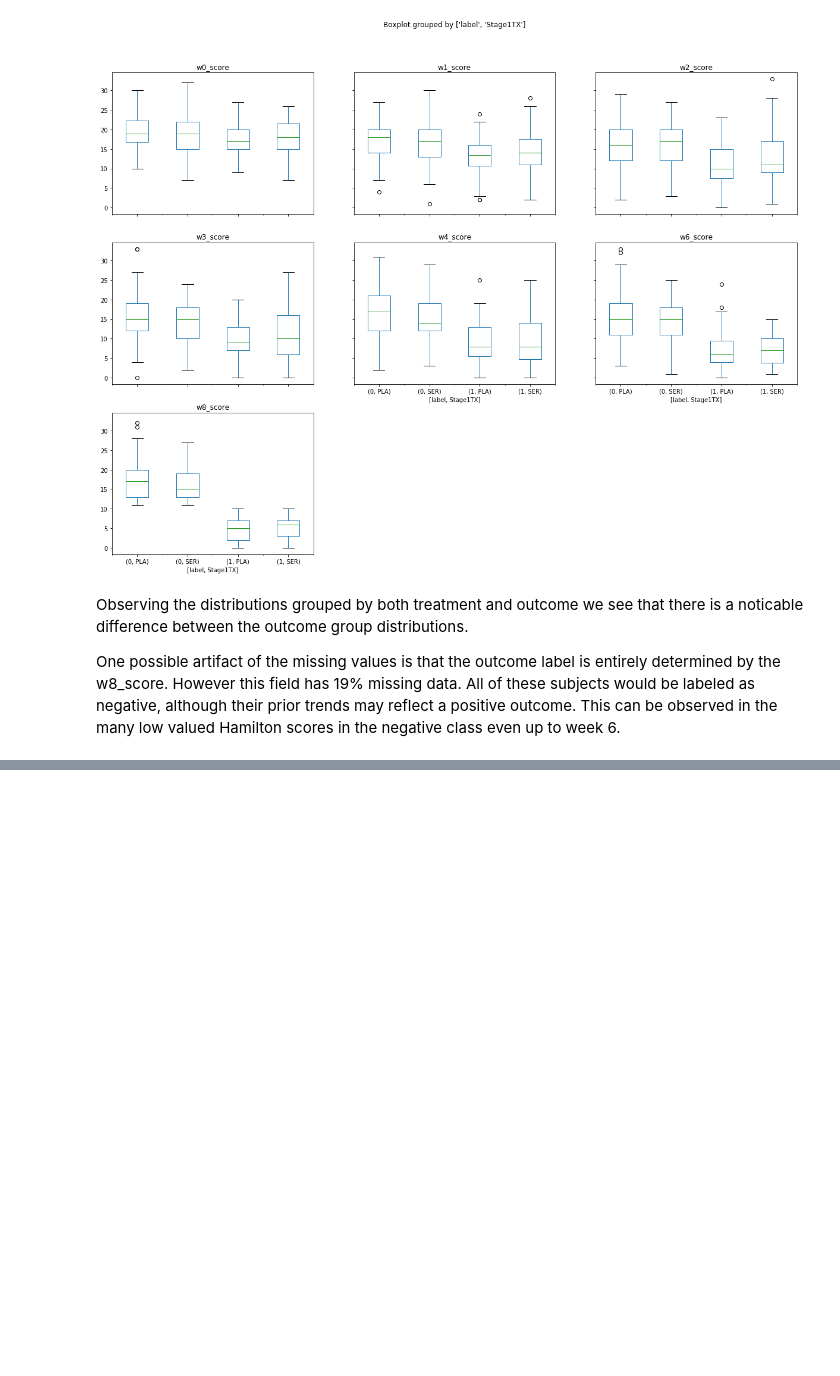
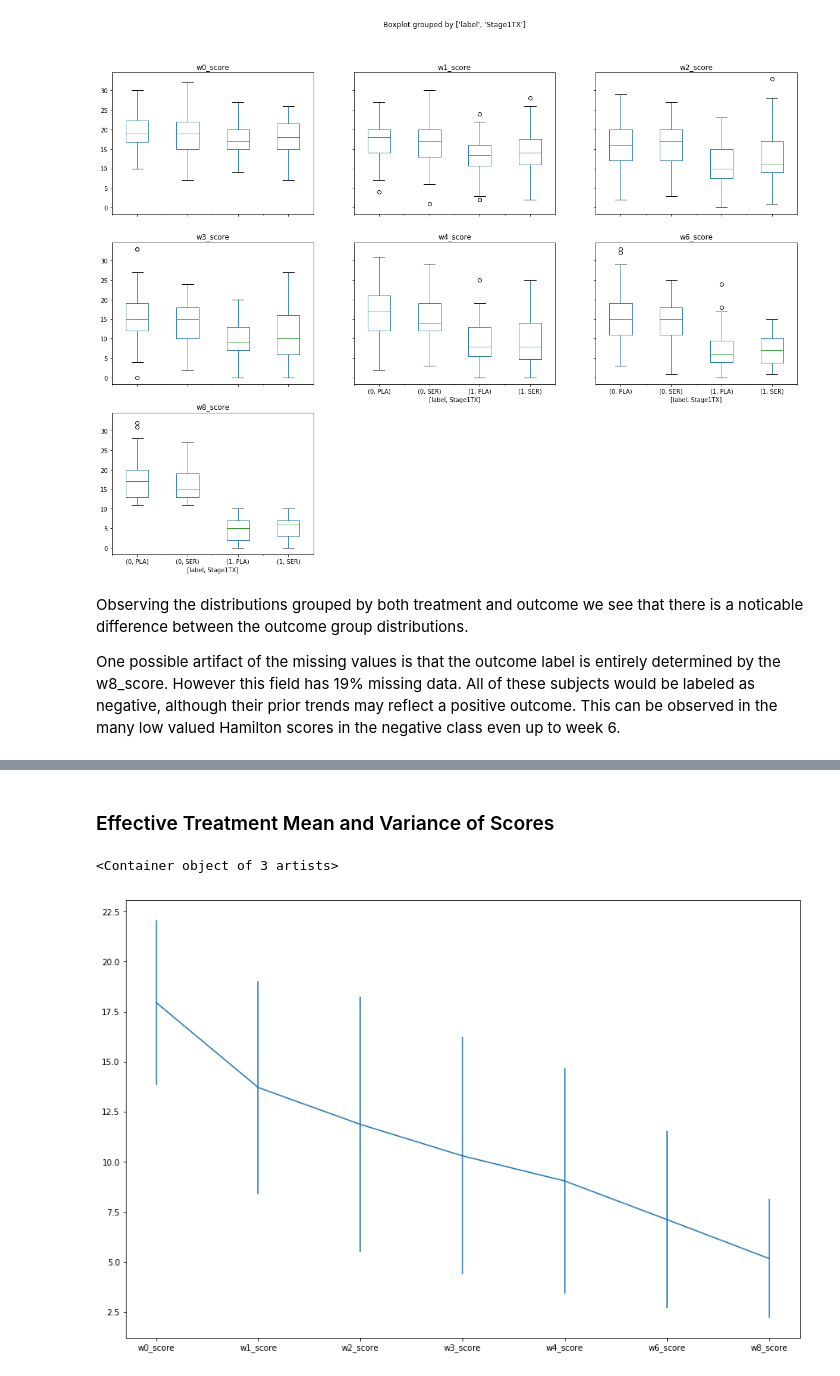
Before and after one commit to moduIo/Clinical-Depression-Study, a Jupyter notebook: main.ipynb, the cells around one changed output, grey strips where cells are left out. Drawn from its saved outputs; the diff is of its cells as text; code cells hidden in the pictures; blank space fills up the shorter version.

```diff
--- a/main.ipynb
+++ b/main.ipynb
@@ -127,0 +137,9 @@ One possible artifact of the missing values is that the outcome label is entirel
+# %% [markdown]
+### Effective Treatment Mean and Variance of Scores
+# %%
+errors = data.loc[data['label'] == 1][first_trial_scores].std()
+plt.figure(figsize=(15,10))
+plt.errorbar(first_trial_scores, data.loc[data['label'] == 1][first_trial_scores].mean(), errors)
+# %% [output]
+<Container object of 3 artists>
+[figure, added]
```
Also changed, not shown: parts of 4 cells of this notebook.
